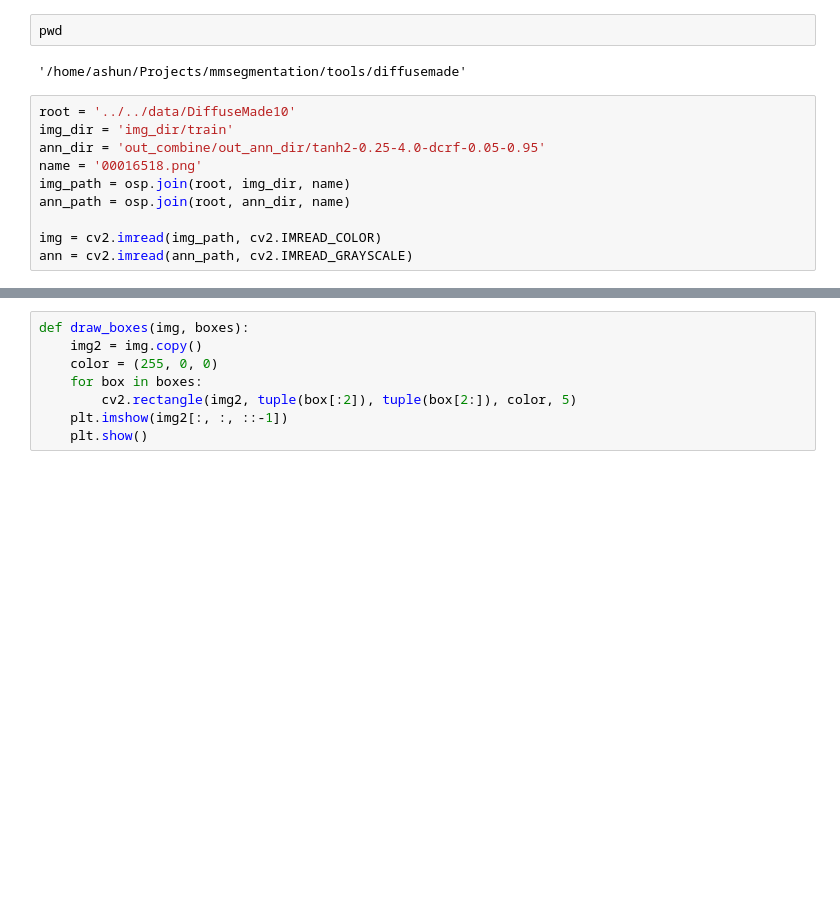
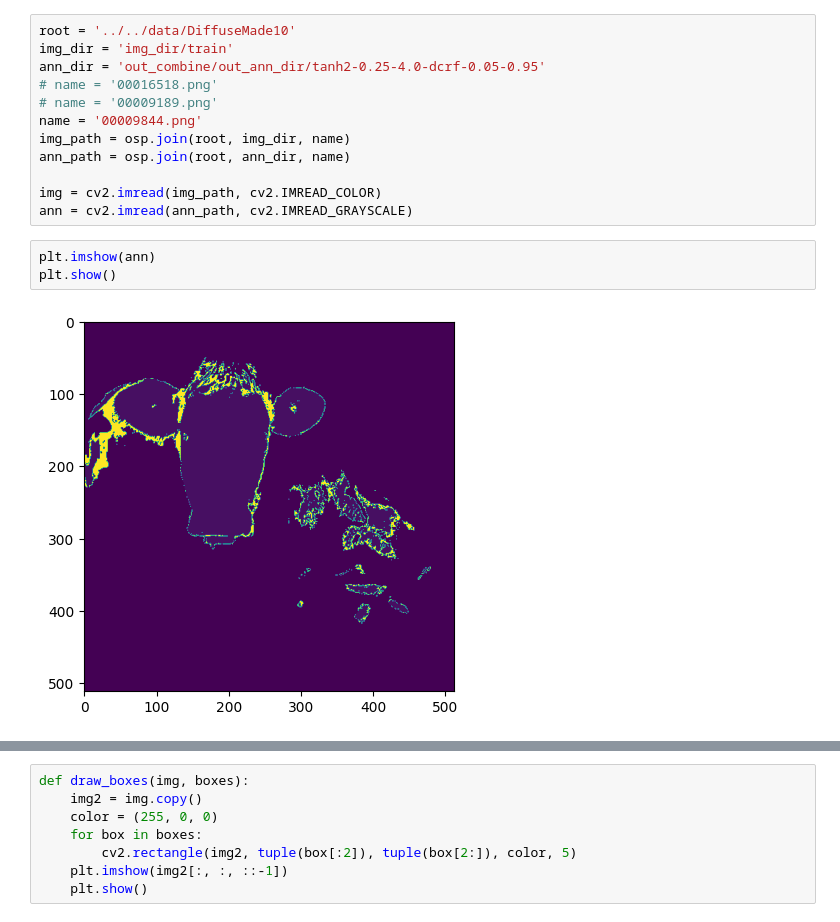
Before and after one commit to ashun989/mmsegmentation, a Jupyter notebook: tools/diffusemade/test_contour.ipynb, the cells around one changed output, grey strips where cells are left out. Drawn from its saved outputs; the diff is of its cells as text; blank space fills up the shorter version.

Commit message:
update tools

```diff
--- a/tools/diffusemade/test_contour.ipynb
+++ b/tools/diffusemade/test_contour.ipynb
@@ -35,20 +38,23 @@ def ann2box(ann, img, multi_contour_eval=True):
         y1 = min(y1, height - 1)
         estimated_boxes.append([x0, y0, x1, y1])
     return estimated_boxes
-# %%
-pwd
-# %% [output]
-'/home/ashun/Projects/mmsegmentation/tools/diffusemade'
 # %%
 root = '../../data/DiffuseMade10'
 img_dir = 'img_dir/train'
 ann_dir = 'out_combine/out_ann_dir/tanh2-0.25-4.0-dcrf-0.05-0.95'
-name = '00016518.png'
+# name = '00016518.png'
+# name = '00009189.png'
+name = '00009844.png'
 img_path = osp.join(root, img_dir, name)
 ann_path = osp.join(root, ann_dir, name)
 
 img = cv2.imread(img_path, cv2.IMREAD_COLOR)
 ann = cv2.imread(ann_path, cv2.IMREAD_GRAYSCALE)
+# %%
+plt.imshow(ann)
+plt.show()
+# %% [output]
+[figure, added]
 # %%
 boxes = ann2box(ann, img, multi_contour_eval=True)
 print(boxes)
```
Also changed, not shown: parts of 15 cells of this notebook, 1 other file.
